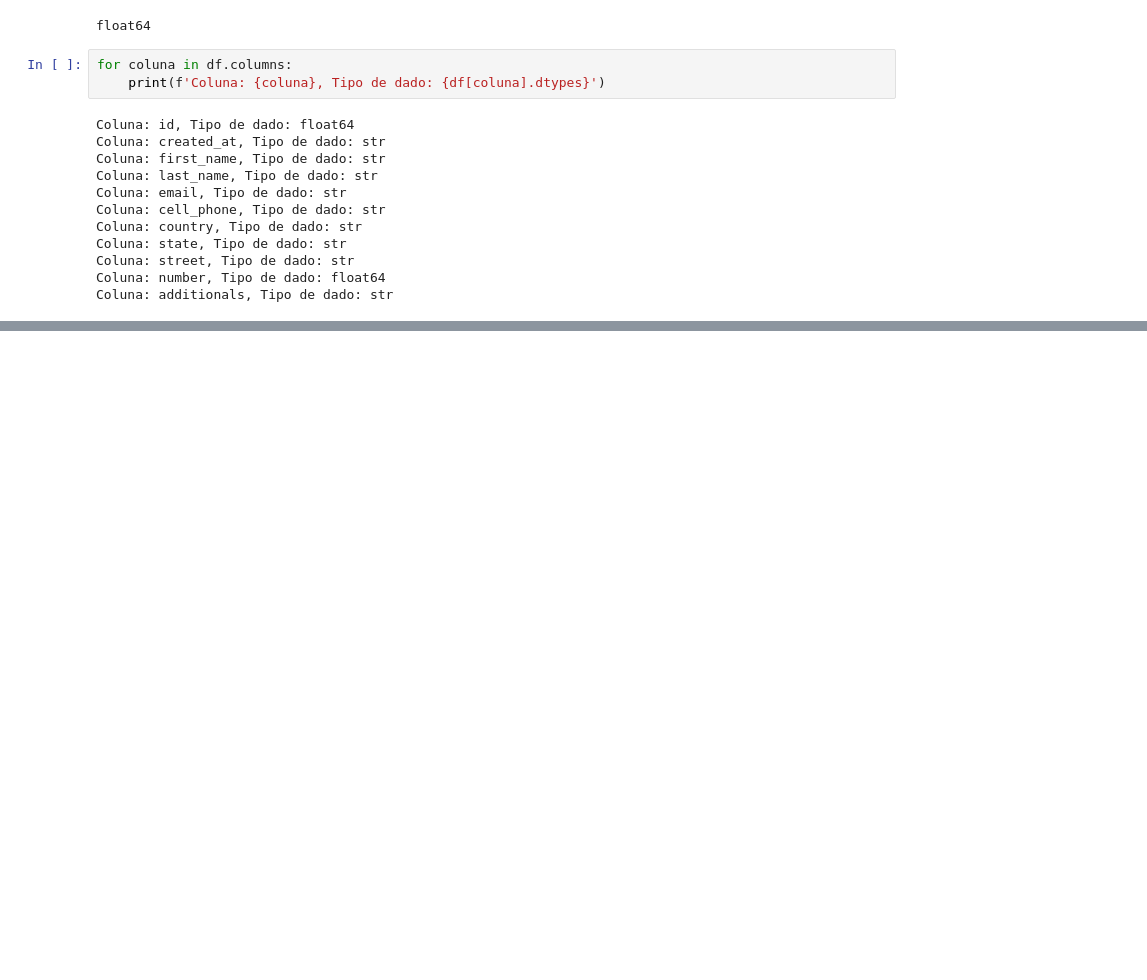
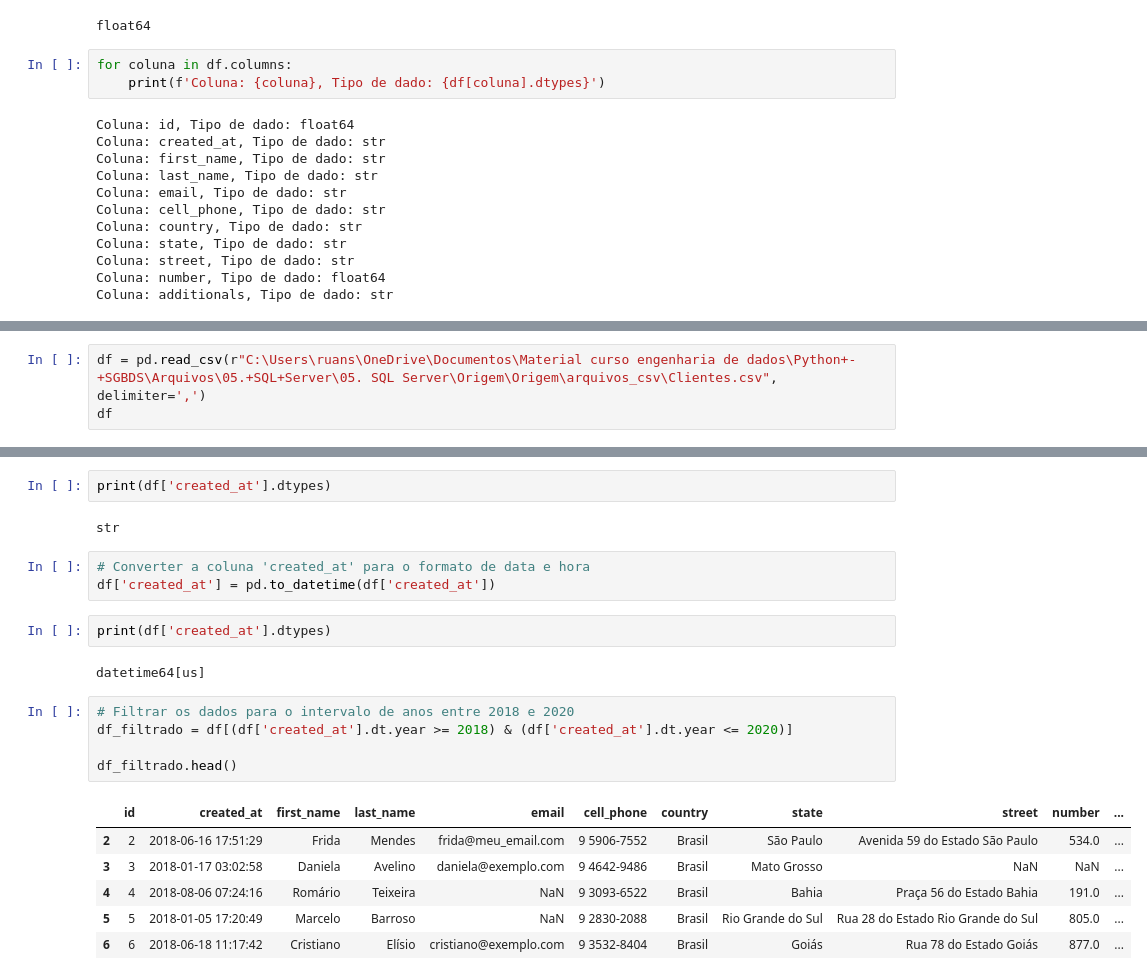
Before and after one commit to RUANSANTOS09/AprendendoPandas, a Jupyter notebook: Introdução/conversao_de_dados/convertendo_dados.ipynb, the cells around one changed output, grey strips where cells are left out. Cells and saved outputs as stored; diff of their text form; blank space fills up the shorter version.

```diff
--- a/Introdução/conversao_de_dados/convertendo_dados.ipynb
+++ b/Introdução/conversao_de_dados/convertendo_dados.ipynb
@@ -77,0 +80,3 @@ Coluna: additionals, Tipo de dado: str
+# %%
+df = pd.read_csv(r"C:\Users\ruans\OneDrive\Documentos\Material curso engenharia de dados\Python+-+SGBDS\Arquivos\05.+SQL+Server\05. SQL Server\Origem\Origem\arquivos_csv\Clientes.csv", delimiter=',')
+df
@@ -77,0 +97,23 @@ Coluna: additionals, Tipo de dado: str
+# %%
+print(df['created_at'].dtypes)
+# %% [output]
+str
+# %%
+# Converter a coluna 'created_at' para o formato de data e hora
+df['created_at'] = pd.to_datetime(df['created_at'])
+# %%
+print(df['created_at'].dtypes)
+# %% [output]
+datetime64[us]
+# %%
+# Filtrar os dados para o intervalo de anos entre 2018 e 2020
+df_filtrado = df[(df['created_at'].dt.year >= 2018) & (df['created_at'].dt.year <= 2020)]
+
+df_filtrado.head()
+# %% [output]
+|  | id | created_at | first_name | last_name | email | cell_phone | country | state | street | number | ... |
+| 2 | 2 | 2018-06-16 17:51:29 | Frida | Mendes | frida@meu_email.com | 9 5906-7552 | Brasil | São Paulo | Avenida 59 do Estado São Paulo | 534.0 | ... |
+| 3 | 3 | 2018-01-17 03:02:58 | Daniela | Avelino | daniela@exemplo.com | 9 4642-9486 | Brasil | Mato Grosso | NaN | NaN | ... |
+| 4 | 4 | 2018-08-06 07:24:16 | Romário | Teixeira | NaN | 9 3093-6522 | Brasil | Bahia | Praça 56 do Estado Bahia | 191.0 | ... |
+| 5 | 5 | 2018-01-05 17:20:49 | Marcelo | Barroso | NaN | 9 2830-2088 | Brasil | Rio Grande do Sul | Rua 28 do Estado Rio Grande do Sul | 805.0 | ... |
+| 6 | 6 | 2018-06-18 11:17:42 | Cristiano | Elísio | cristiano@exemplo.com | 9 3532-8404 | Brasil | Goiás | Rua 78 do Estado Goiás | 877.0 | ... |
```
Also changed, not shown: parts of 10 cells of this notebook.
